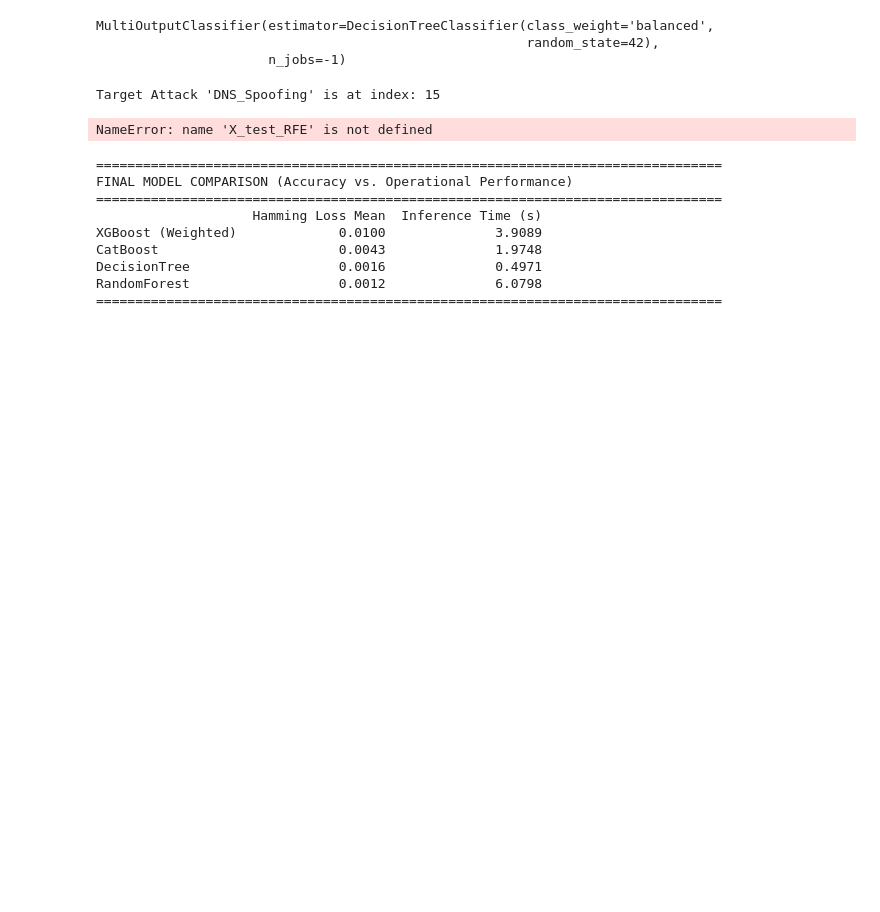
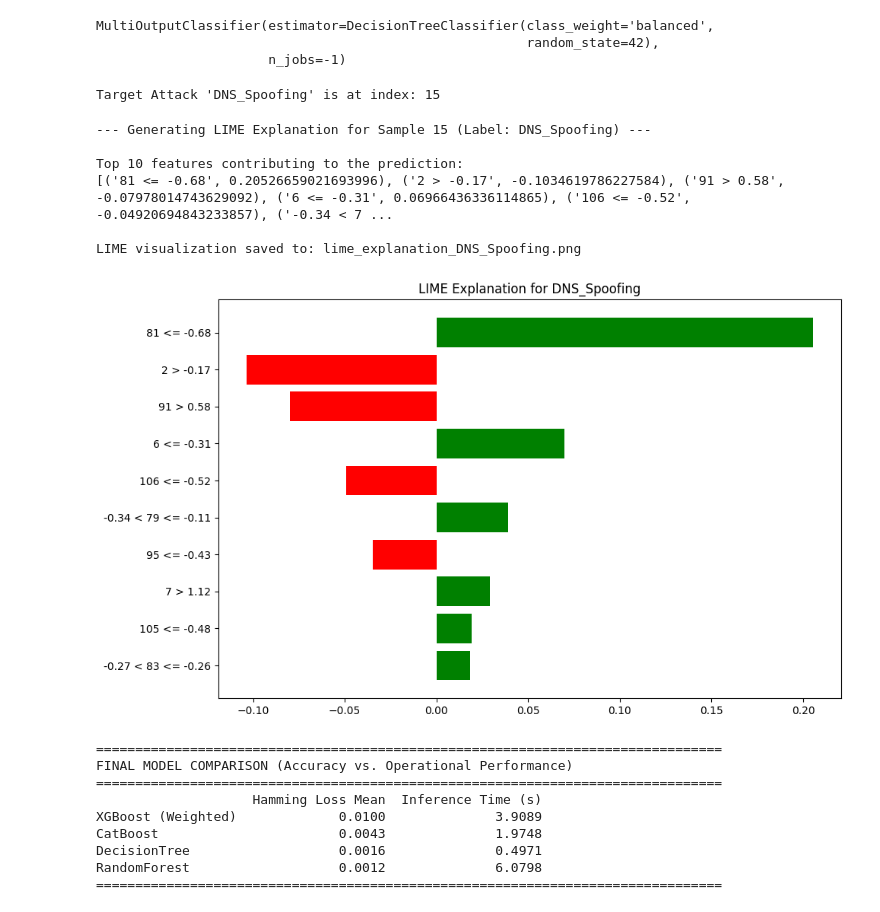
Before and after one commit to Nazihahaha/cic_iot, a Jupyter notebook: main10.ipynb, the cells around one changed output. Saved outputs shown, nothing was run; the diff lists cells and outputs as text; code cells hidden in the pictures; blank space fills up the shorter version.

```diff
--- a/main10.ipynb
+++ b/main10.ipynb
@@ -899,13 +898,14 @@ Target Attack 'DNS_Spoofing' is at index: 15
 # %%
 from lime.lime_tabular import LimeTabularExplainer
 import matplotlib.pyplot as plt
+X_test_RFE = X_test[selected_features]
 
 X_train_RFE_np = X_RFE.values
 X_test_RFE_np = X_test_RFE.values
 
 # --- LIME CONFIGURATION ---
 EXPLAIN_SAMPLE_INDEX = 15
-EXPLAIN_LABEL_INDEX = 0
+EXPLAIN_LABEL_INDEX = 15
 
 # Get the specific sample to explain
 sample_to_explain = X_test_RFE_np[EXPLAIN_SAMPLE_INDEX]
@@ -943,34 +943,40 @@ explainer = LimeTabularExplainer(
 print(f"\n--- Generating LIME Explanation for Sample {EXPLAIN_SAMPLE_INDEX} (Label: {multilabel_class_names[EXPLAIN_LABEL_INDEX]}) ---")
 
 # Run the explanation
 explanation = explainer.explain_instance(
     data_row=sample_to_explain,
     predict_fn=predict_proba_for_lime,
     num_features=10  # Show the top 10 most influential features
 )
 
 #Display the Explanation
 
 # Print the most important features and their weights
 print("\nTop 10 features contributing to the prediction:")
 print(explanation.as_list())
 
 fig = explanation.as_pyplot_figure(label=1)
 fig.set_size_inches(10, 6)
 
 # 3. Add Title and Save
 plt.title(f'LIME Explanation for {multilabel_class_names[EXPLAIN_LABEL_INDEX]}')
 plt.tight_layout()
 
 # Save the plot
 file_name = f"lime_explanation_{multilabel_class_names[EXPLAIN_LABEL_INDEX].replace(' ', '_')}.png"
 plt.savefig(file_name, dpi=300)
 print(f"\nLIME visualization saved to: {file_name}")
 
 # Show the plot
 plt.show()
 # %% [output]
-NameError: name 'X_test_RFE' is not defined
+--- Generating LIME Explanation for Sample 15 (Label: DNS_Spoofing) ---
+
+Top 10 features contributing to the prediction:
+[('81 <= -0.68', 0.20526659021693996), ('2 > -0.17', -0.1034619786227584), ('91 > 0.58', -0.07978014743629092), ('6 <= -0.31', 0.06966436336114865), ('106 <= -0.52', -0.04920694843233857), ('-0.34 < 7 ...
+
+LIME visualization saved to: lime_explanation_DNS_Spoofing.png
+[figure, added]
 # %%
 # Select and reorder final columns for presentation
 final_comparison_df = final_comparison_df[[
```
Also changed, not shown: parts of 1 cell of this notebook.
